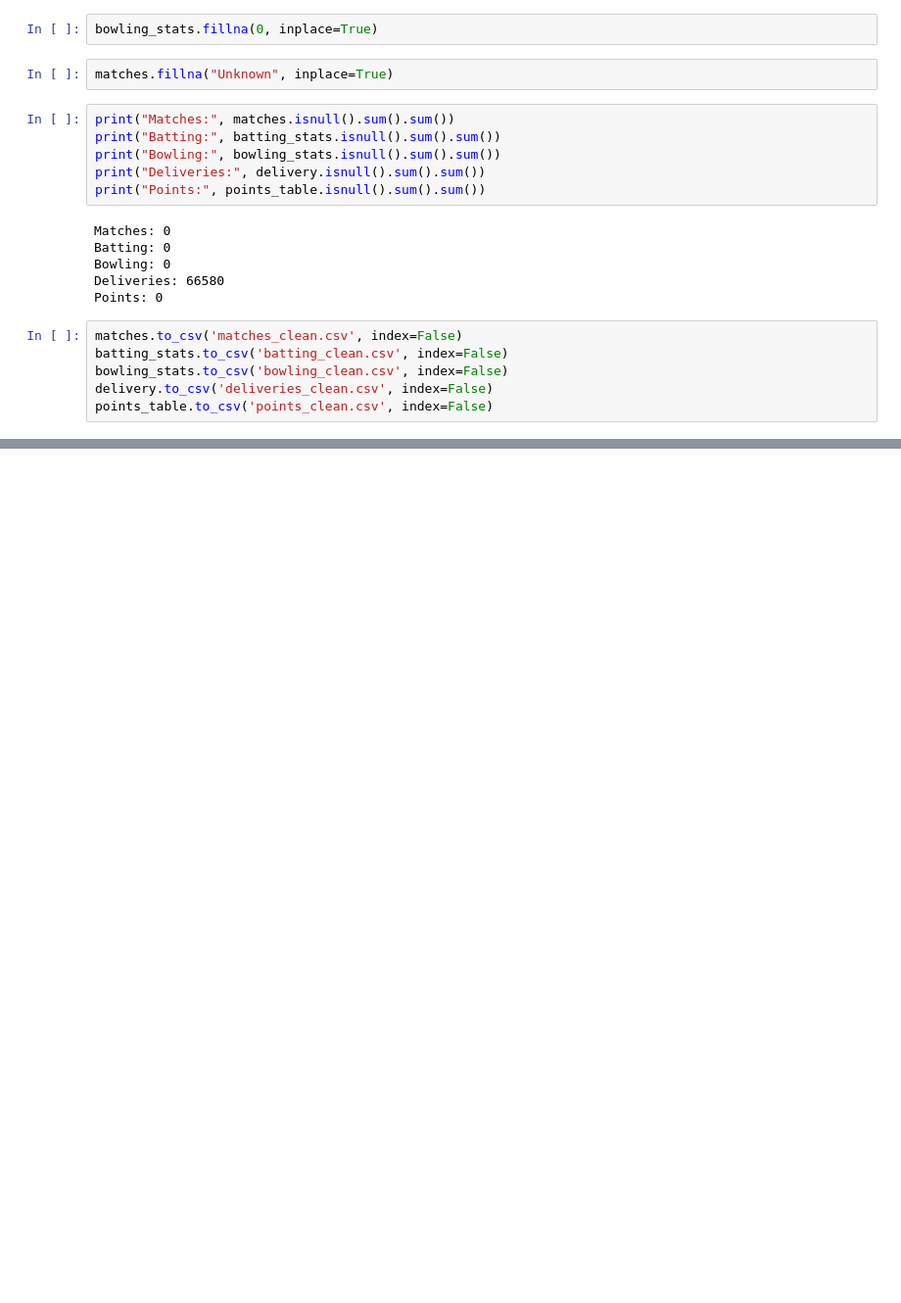
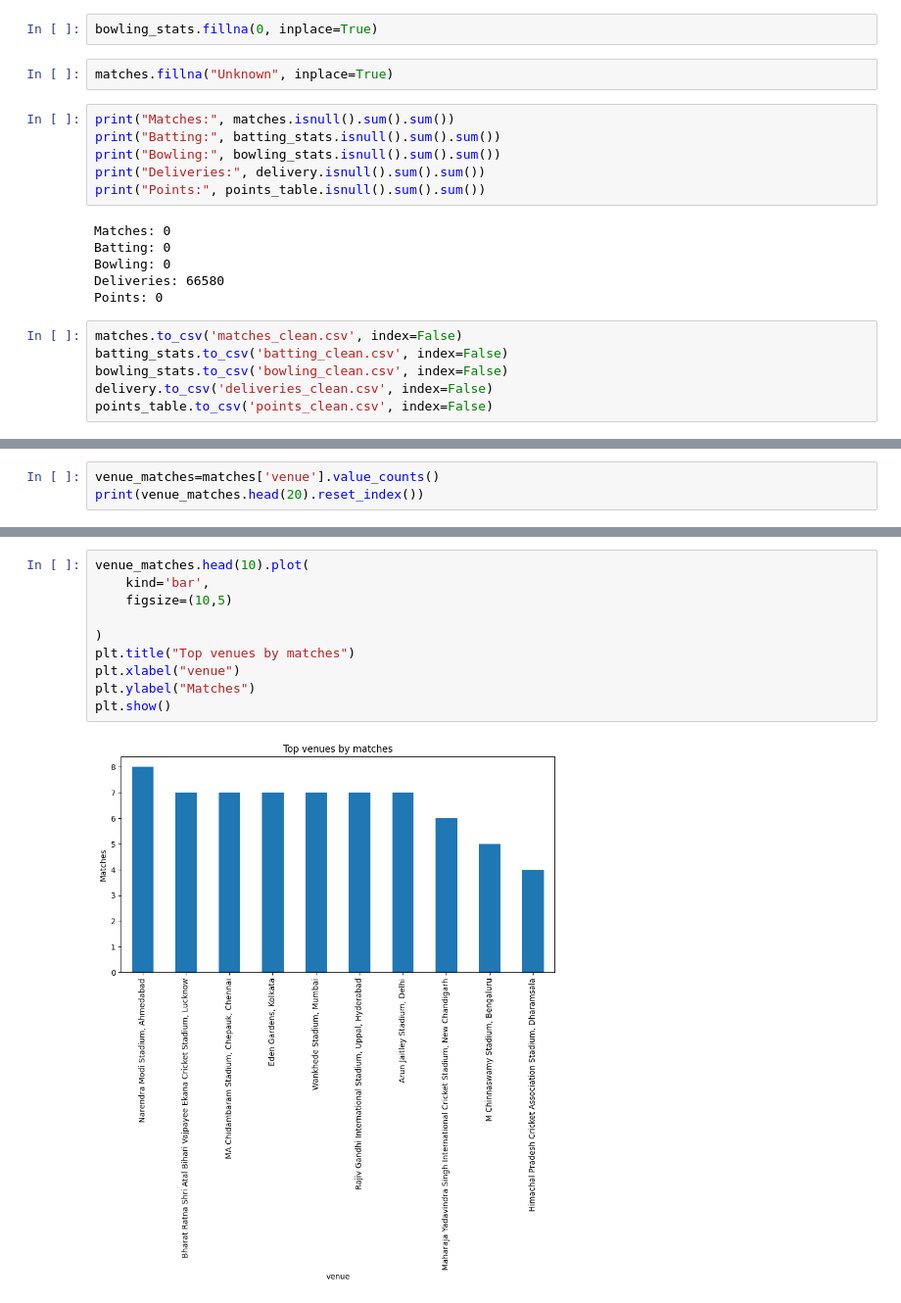
Before and after one commit to pavanrajanala/Ipl2026Analysis, a Jupyter notebook: Ipl2026Analysis_DataCleaning.ipynb, the cells around one changed output, grey strips where cells are left out. Shown at 98% size. Drawn from its saved outputs; the diff is of its cells as text; blank space fills up the shorter version.

```diff
--- a/Ipl2026Analysis_DataCleaning.ipynb
+++ b/Ipl2026Analysis_DataCleaning.ipynb
@@ -228,0 +317,3 @@ points_table.to_csv('points_clean.csv', index=False)
+# %%
+venue_matches=matches['venue'].value_counts()
+print(venue_matches.head(20).reset_index())
@@ -228,0 +335,12 @@ points_table.to_csv('points_clean.csv', index=False)
+# %%
+venue_matches.head(10).plot(
+    kind='bar',
+    figsize=(10,5)
+
+)
+plt.title("Top venues by matches")
+plt.xlabel("venue")
+plt.ylabel("Matches")
+plt.show()
+# %% [output]
+[figure, added]
```
Also changed, not shown: parts of 10 cells of this notebook.
